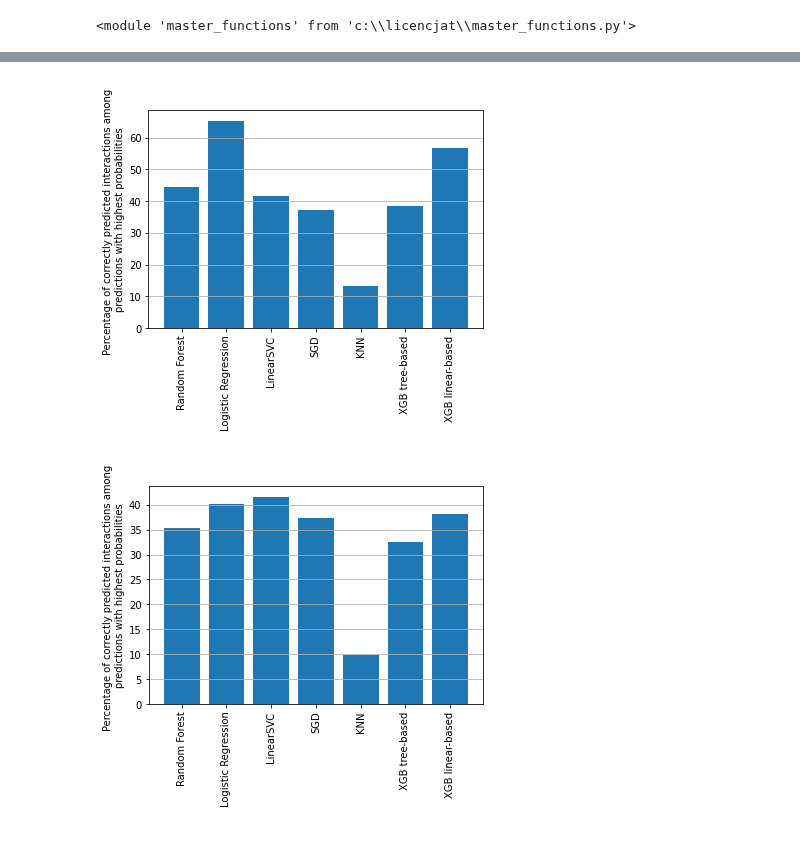
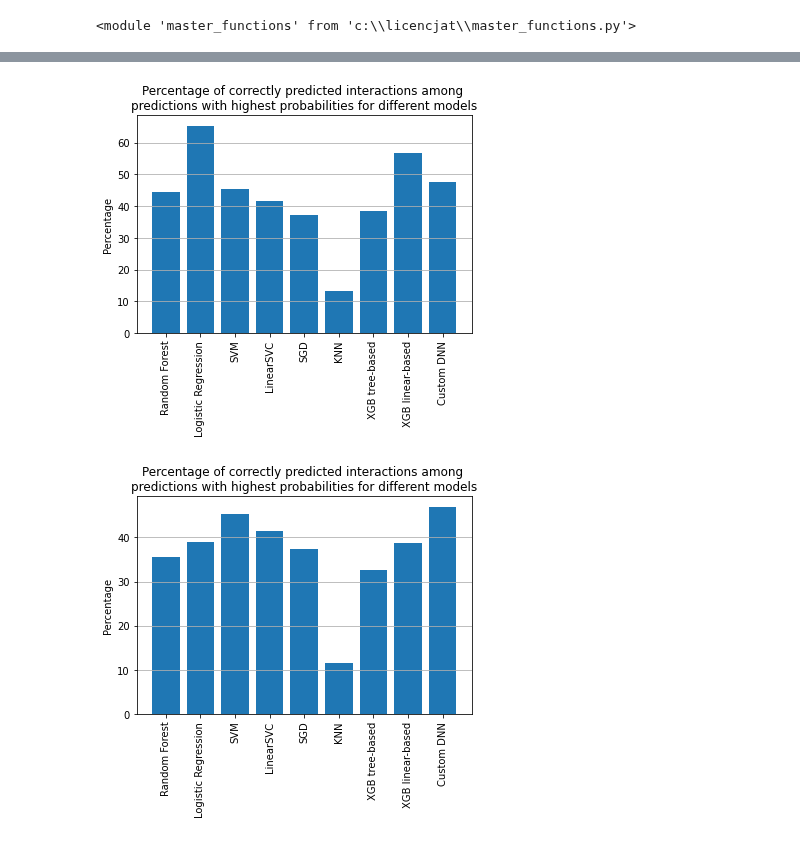
Before and after one commit to mikrzol/ML_bacteriophage_host_predicting, a Jupyter notebook: models_comparison.ipynb, the cells around one changed output, grey strips where cells are left out. Cells and saved outputs as stored; diff of their text form; code cells hidden in the pictures.

Commit message:
add SVM and custom DNN models

```diff
--- a/models_comparison.ipynb
+++ b/models_comparison.ipynb
@@ -376,6 +406,8 @@ df_rfc = pd.read_csv('test/dfs&results/df_all_rfc.tsv', sep='\t')
 df_sgd = pd.read_csv('test/dfs&results/df_all_sgd.tsv', sep='\t')
 df_xgb_tree = pd.read_pickle('test/dfs&results/df_all_xgb_tree.pkl')
 df_xgb_lin = pd.read_pickle('test/dfs&results/df_all_xgb_lin.pkl')
+df_svm = pd.read_csv('test/dfs&results/df_svm.tsv', sep='\t')
+df_dnn = pd.read_csv('./test/dfs&results/df_custom_dnn.tsv', sep='\t')
 # %%
 mf.draw_rocs(
     dfs=[
@@ -432,20 +472,25 @@ orgs = mf.load_in_taxonomy_json()
 dfs=[
     df_rfc,
     df_lrc,
+    df_svm,
     df_linsvc,
     df_sgd,
     df_knn,
     df_xgb_tree,
-    df_xgb_lin
+    df_xgb_lin,
+    df_dnn
+
 ]
 names=[
     'Random Forest',
     'Logistic Regression',
+    'SVM',
     'LinearSVC',
     'SGD',
     'KNN',
     'XGB tree-based',
-    'XGB linear-based'
+    'XGB linear-based',
+    'Custom DNN'
 ]
 # %%
 from importlib import reload
@@ -492,16 +543,18 @@ percentages_sampled_df
 # %%
 plt.bar(percentages_df.index, percentages_df['species_correct'])
-plt.ylabel(ylabel='Percentage of correctly predicted interactions among \npredictions with highest probabilities')
+plt.ylabel(ylabel='Percentage')
 plt.xticks(rotation=90)
 plt.grid(axis='y')
+plt.title('Percentage of correctly predicted interactions among \npredictions with highest probabilities for different models')
 plt.show()
 # %% [output]
-[figure, old version]
+[figure, new version]
 # %%
 plt.bar(percentages_sampled_df.index, percentages_sampled_df['species_correct'])
-plt.ylabel(ylabel='Percentage of correctly predicted interactions among \npredictions with highest probabilities')
+plt.ylabel(ylabel='Percentage')
 plt.xticks(rotation=90)
 plt.grid(axis='y')
+plt.title('Percentage of correctly predicted interactions among \npredictions with highest probabilities for different models')
 plt.show()
 # %% [output]
-[figure, old version]
+[figure, new version]
```
Also changed, not shown: parts of 11 cells of this notebook.
